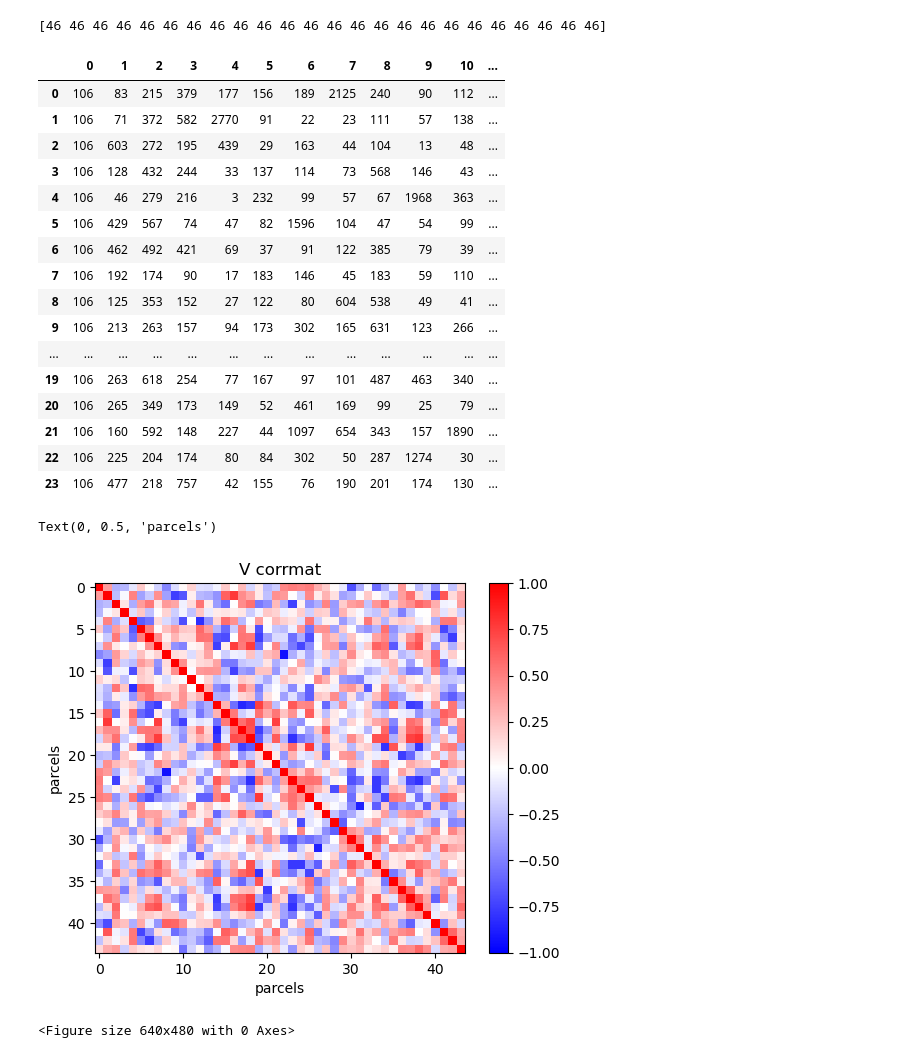
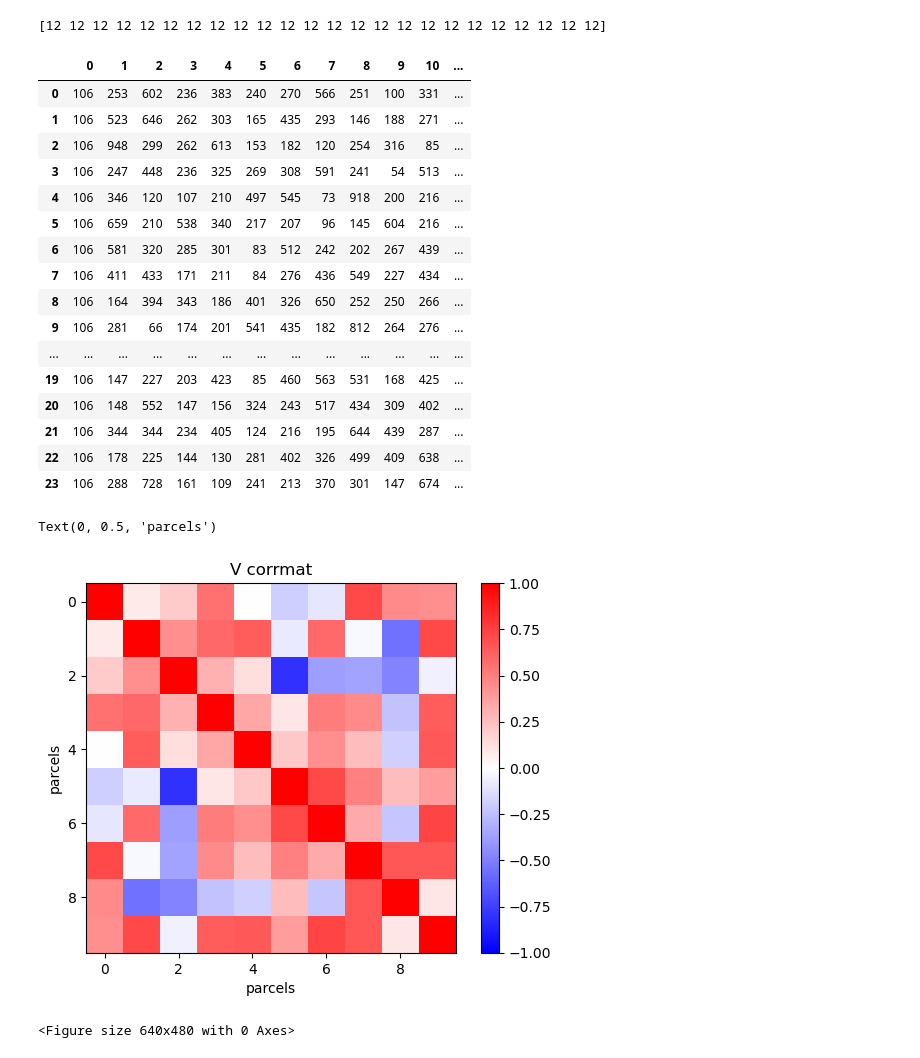
Before and after one commit to jkderrick028/PFC_parcellation, a Jupyter notebook: code/START_B4_parcellation_sanity.ipynb, the cells around one changed output. Drawn from its saved outputs; the diff is of its cells as text; code cells hidden in the pictures.

```diff
--- a/code/START_B4_parcellation_sanity.ipynb
+++ b/code/START_B4_parcellation_sanity.ipynb
@@ -8,21 +8,23 @@ import pandas as pd
 projectPath, mainResultsPath = setProjectPath()
 
 dataset_name = 'MDTB' # or Demand
+atlas_name = 'glasser'
+# atlas_name = 'yeo17'
 
 # defining ROIs
-large_ROI = 'PFC'
+# large_ROI = 'PFC'
 # large_ROI = 'visual'
 # large_ROI = 'somatosensory'
-# large_ROI = 'parietal'
+large_ROI = 'parietal'
 
-resultsPath = os.path.join(mainResultsPath, 'START_B4_parcellation_sanity', dataset_name)
+resultsPath = os.path.join(mainResultsPath, 'START_B4_parcellation_sanity', dataset_name, atlas_name)
 if not os.path.exists(resultsPath):
     os.makedirs(resultsPath)
 
 output = dict()
 PKL_output = os.path.join(resultsPath, f'{dataset_name}_{large_ROI}_output.pkl')
 # %%
-PKL_individualized_parcellation = os.path.join(projectPath, 'results', 'START_A3_bayes_parcellation', dataset_name, f'output_{large_ROI}.pkl')
+PKL_individualized_parcellation = os.path.join(projectPath, 'results', 'START_A3_bayes_parcellation', dataset_name, atlas_name, f'output_{large_ROI}.pkl')
 with open(PKL_individualized_parcellation, 'rb') as pf:
     output_indiv = pickle.load(pf)
     U_indiv_label = output_indiv['indiv_parcellation']  # n_subjects x P
@@ -57,39 +59,39 @@ pd.set_option('display.max_colwidth', None)
 df = pd.DataFrame(n_vertices_per_parcel)
 display(df)
 # %% [output]
-[46 46 46 46 46 46 46 46 46 46 46 46 46 46 46 46 46 46 46 46 46 46 46 46]
+[12 12 12 12 12 12 12 12 12 12 12 12 12 12 12 12 12 12 12 12 12 12 12 12]
 |  | 0 | 1 | 2 | 3 | 4 | 5 | 6 | 7 | 8 | 9 | 10 | ... |
-| 0 | 106 | 83 | 215 | 379 | 177 | 156 | 189 | 2125 | 240 | 90 | 112 | ... |
-| 1 | 106 | 71 | 372 | 582 | 2770 | 91 | 22 | 23 | 111 | 57 | 138 | ... |
-| 2 | 106 | 603 | 272 | 195 | 439 | 29 | 163 | 44 | 104 | 13 | 48 | ... |
-| 3 | 106 | 128 | 432 | 244 | 33 | 137 | 114 | 73 | 568 | 146 | 43 | ... |
-| 4 | 106 | 46 | 279 | 216 | 3 | 232 | 99 | 57 | 67 | 1968 | 363 | ... |
-| 5 | 106 | 429 | 567 | 74 | 47 | 82 | 1596 | 104 | 47 | 54 | 99 | ... |
-| 6 | 106 | 462 | 492 | 421 | 69 | 37 | 91 | 122 | 385 | 79 | 39 | ... |
-| 7 | 106 | 192 | 174 | 90 | 17 | 183 | 146 | 45 | 183 | 59 | 110 | ... |
-| 8 | 106 | 125 | 353 | 152 | 27 | 122 | 80 | 604 | 538 | 49 | 41 | ... |
-| 9 | 106 | 213 | 263 | 157 | 94 | 173 | 302 | 165 | 631 | 123 | 266 | ... |
+| 0 | 106 | 253 | 602 | 236 | 383 | 240 | 270 | 566 | 251 | 100 | 331 | ... |
+| 1 | 106 | 523 | 646 | 262 | 303 | 165 | 435 | 293 | 146 | 188 | 271 | ... |
+| 2 | 106 | 948 | 299 | 262 | 613 | 153 | 182 | 120 | 254 | 316 | 85 | ... |
+| 3 | 106 | 247 | 448 | 236 | 325 | 269 | 308 | 591 | 241 | 54 | 513 | ... |
+| 4 | 106 | 346 | 120 | 107 | 210 | 497 | 545 | 73 | 918 | 200 | 216 | ... |
+| 5 | 106 | 659 | 210 | 538 | 340 | 217 | 207 | 96 | 145 | 604 | 216 | ... |
+| 6 | 106 | 581 | 320 | 285 | 301 | 83 | 512 | 242 | 202 | 267 | 439 | ... |
+| 7 | 106 | 411 | 433 | 171 | 211 | 84 | 276 | 436 | 549 | 227 | 434 | ... |
+| 8 | 106 | 164 | 394 | 343 | 186 | 401 | 326 | 650 | 252 | 250 | 266 | ... |
+| 9 | 106 | 281 | 66 | 174 | 201 | 541 | 435 | 182 | 812 | 264 | 276 | ... |
 | ... | ... | ... | ... | ... | ... | ... | ... | ... | ... | ... | ... | ... |
-| 19 | 106 | 263 | 618 | 254 | 77 | 167 | 97 | 101 | 487 | 463 | 340 | ... |
-| 20 | 106 | 265 | 349 | 173 | 149 | 52 | 461 | 169 | 99 | 25 | 79 | ... |
-| 21 | 106 | 160 | 592 | 148 | 227 | 44 | 1097 | 654 | 343 | 157 | 1890 | ... |
-| 22 | 106 | 225 | 204 | 174 | 80 | 84 | 302 | 50 | 287 | 1274 | 30 | ... |
-| 23 | 106 | 477 | 218 | 757 | 42 | 155 | 76 | 190 | 201 | 174 | 130 | ... |
+| 19 | 106 | 147 | 227 | 203 | 423 | 85 | 460 | 563 | 531 | 168 | 425 | ... |
+| 20 | 106 | 148 | 552 | 147 | 156 | 324 | 243 | 517 | 434 | 309 | 402 | ... |
+| 21 | 106 | 344 | 344 | 234 | 405 | 124 | 216 | 195 | 644 | 439 | 287 | ... |
+| 22 | 106 | 178 | 225 | 144 | 130 | 281 | 402 | 326 | 499 | 409 | 638 | ... |
+| 23 | 106 | 288 | 728 | 161 | 109 | 241 | 213 | 370 | 301 | 147 | 674 | ... |
 # %%
 # load V compute similarity between each pair of parcels
 V_simmats = np.corrcoef(V)
 # %%
-JPG_V_corrmat = os.path.join(resultsPath, f'V_corrmat.jpg')
+JPG_V_corrmat = os.path.join(resultsPath, f'V_corrmat_{atlas_name}.jpg')
 fig, ax = plt.subplots(1, 1)
 im = ax.imshow(V_simmats, cmap='bwr', vmin=-1, vmax=1)
 ax.set_aspect('equal')
 plt.colorbar(im)
 ax.set_title(f'V corrmat')
 ax.set_xlabel('parcels')
 ax.set_ylabel('parcels')
 # %% [output]
 Text(0, 0.5, 'parcels')
-[figure, old version]
+[figure, new version]
 # %%
 output['V'] = V
 output['V_simmats'] = V_simmats
```
Also changed, not shown: 6 other files.
